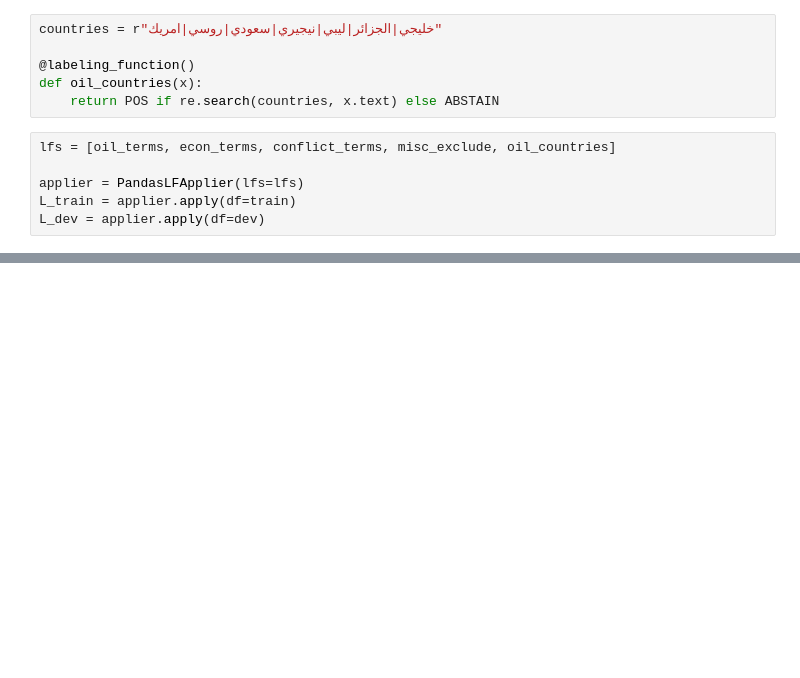
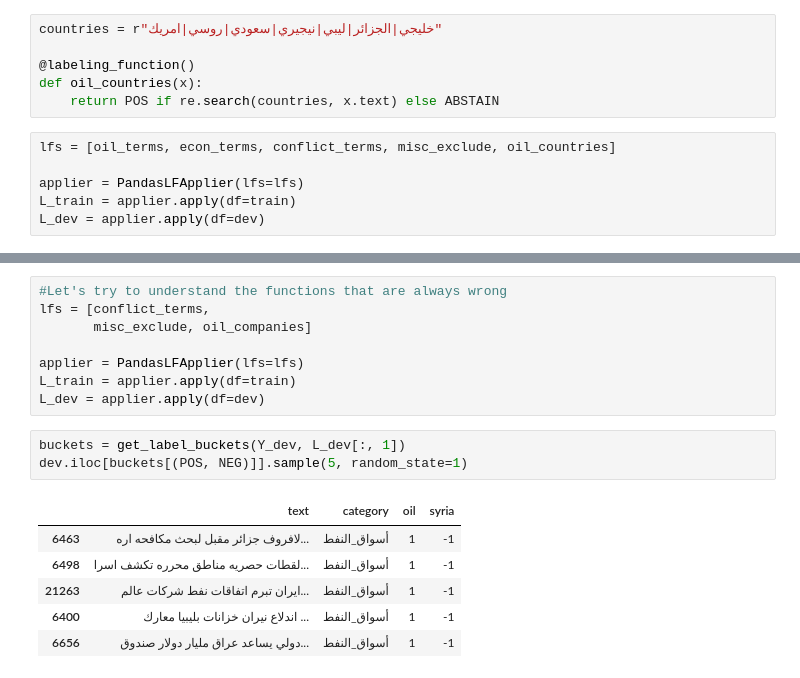
Before and after one commit to ajw-42/snorkel-testing, a Jupyter notebook: snorkel_testing_arabic_2.ipynb, the cells around one changed output, grey strips where cells are left out. Drawn from its saved outputs; the diff is of its cells as text; blank space fills up the shorter version.

```diff
--- a/snorkel_testing_arabic_2.ipynb
+++ b/snorkel_testing_arabic_2.ipynb
@@ -163,0 +200,18 @@ countries = r"خليجي|الجزائر|ليبي|نيجيري|سعودي|روس
+# %%
+#Let's try to understand the functions that are always wrong
+lfs = [conflict_terms,
+       misc_exclude, oil_companies]
+
+applier = PandasLFApplier(lfs=lfs)
+L_train = applier.apply(df=train)
+L_dev = applier.apply(df=dev)
+# %%
+buckets = get_label_buckets(Y_dev, L_dev[:, 1])
+dev.iloc[buckets[(POS, NEG)]].sample(5, random_state=1)
+# %% [output]
+|  | text | category | oil | syria |
+| 6463 | لافروف جزائر مقبل لبحث مكافحه اره... | أسواق_النفط | 1 | -1 |
+| 6498 | لقطات حصريه مناطق محرره تكشف اسرا... | أسواق_النفط | 1 | -1 |
+| 21263 | ايران تبرم اتفاقات نفط شركات عالم... | أسواق_النفط | 1 | -1 |
+| 6400 | اندلاع نيران خزانات بليبيا معارك ... | أسواق_النفط | 1 | -1 |
+| 6656 | دولي يساعد عراق مليار دولار صندوق... | أسواق_النفط | 1 | -1 |
```
Also changed, not shown: parts of 10 cells of this notebook.
